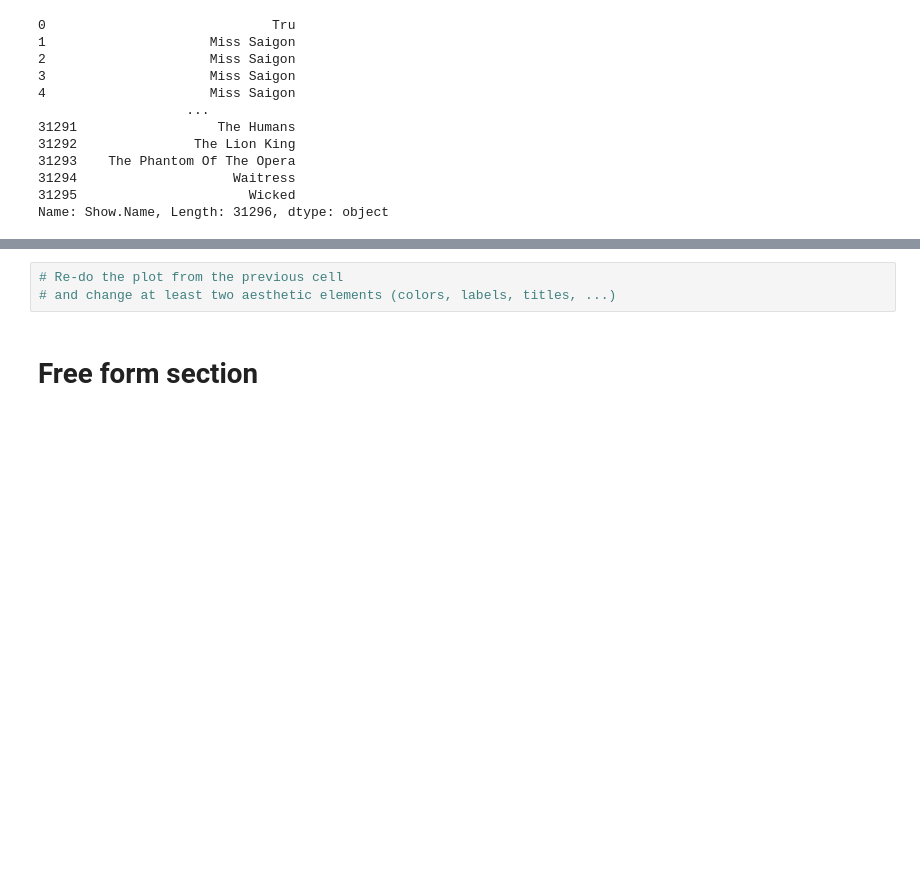
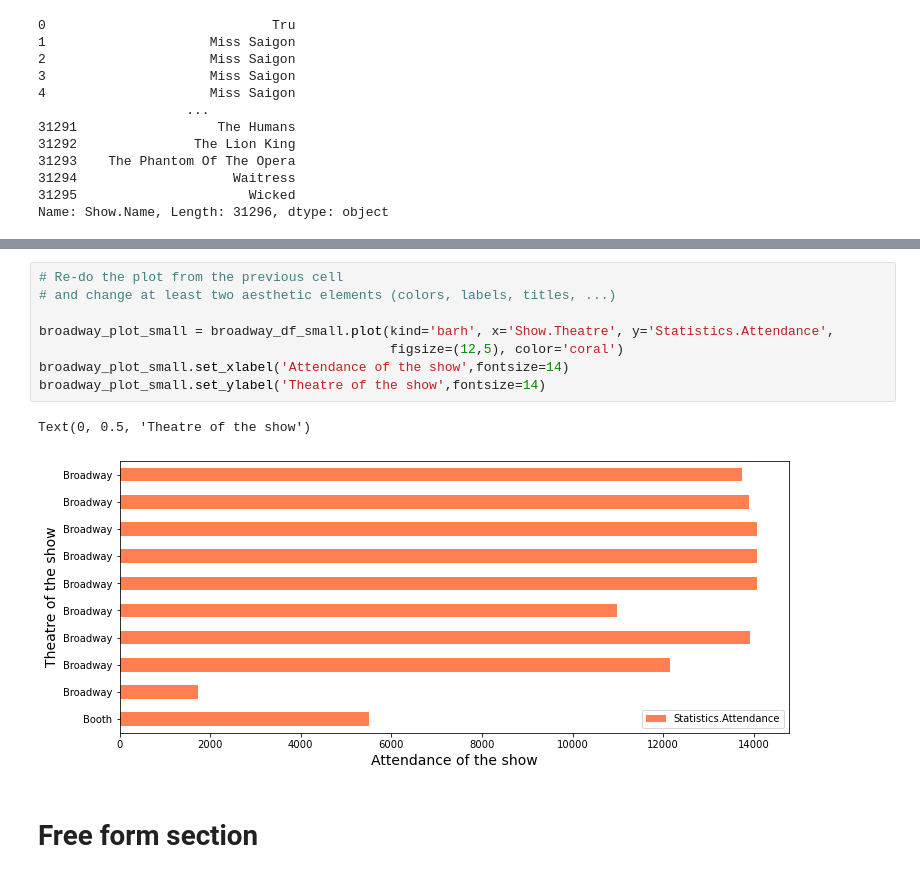
Before and after one commit to jhuang00/dh140, a Jupyter notebook: Assignment03/Assignment03.ipynb, the cells around one changed output, grey strips where cells are left out. Drawn from its saved outputs; the diff is of its cells as text; blank space fills up the shorter version.

```diff
--- a/Assignment03/Assignment03.ipynb
+++ b/Assignment03/Assignment03.ipynb
@@ -114,6 +178,14 @@ Name: Show.Name, Length: 31296, dtype: object
 # %%
 # Re-do the plot from the previous cell
 # and change at least two aesthetic elements (colors, labels, titles, ...)
+
+broadway_plot_small = broadway_df_small.plot(kind='barh', x='Show.Theatre', y='Statistics.Attendance',
+                                             figsize=(12,5), color='coral')
+broadway_plot_small.set_xlabel('Attendance of the show',fontsize=14)
+broadway_plot_small.set_ylabel('Theatre of the show',fontsize=14)
+# %% [output]
+Text(0, 0.5, 'Theatre of the show')
+[figure, added]
 # %% [markdown]
 # Free form section
 # %% [markdown]
```
Also changed, not shown: parts of 7 cells of this notebook.
